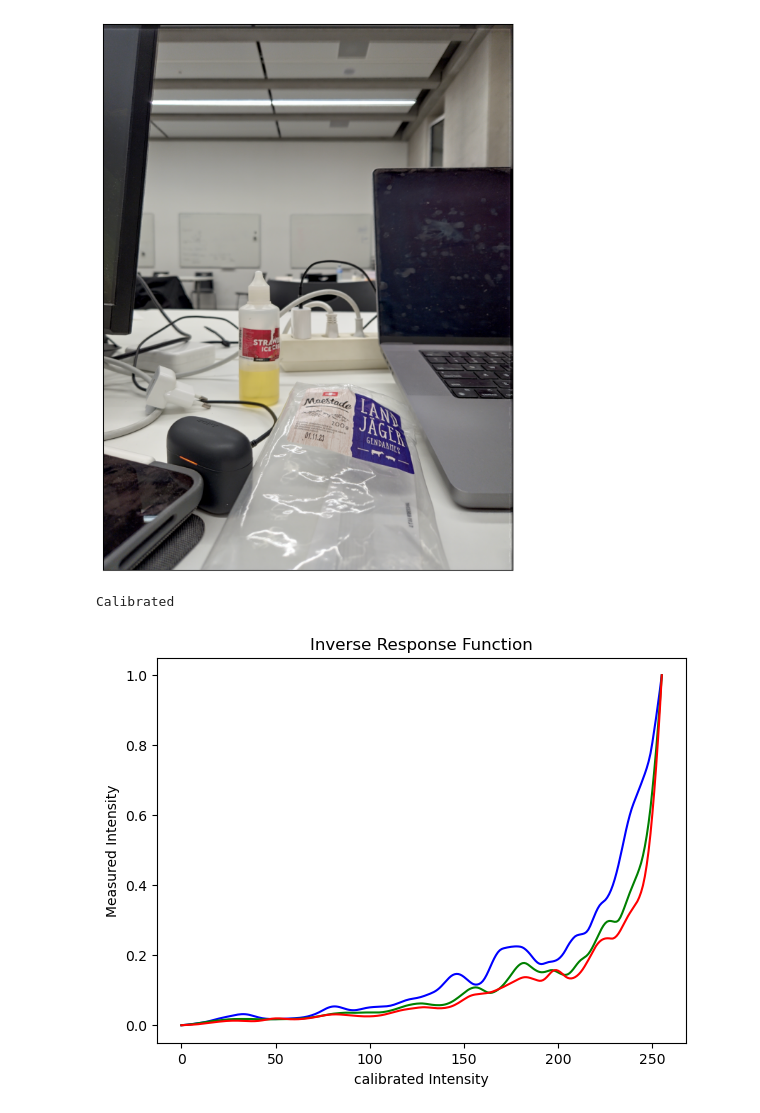
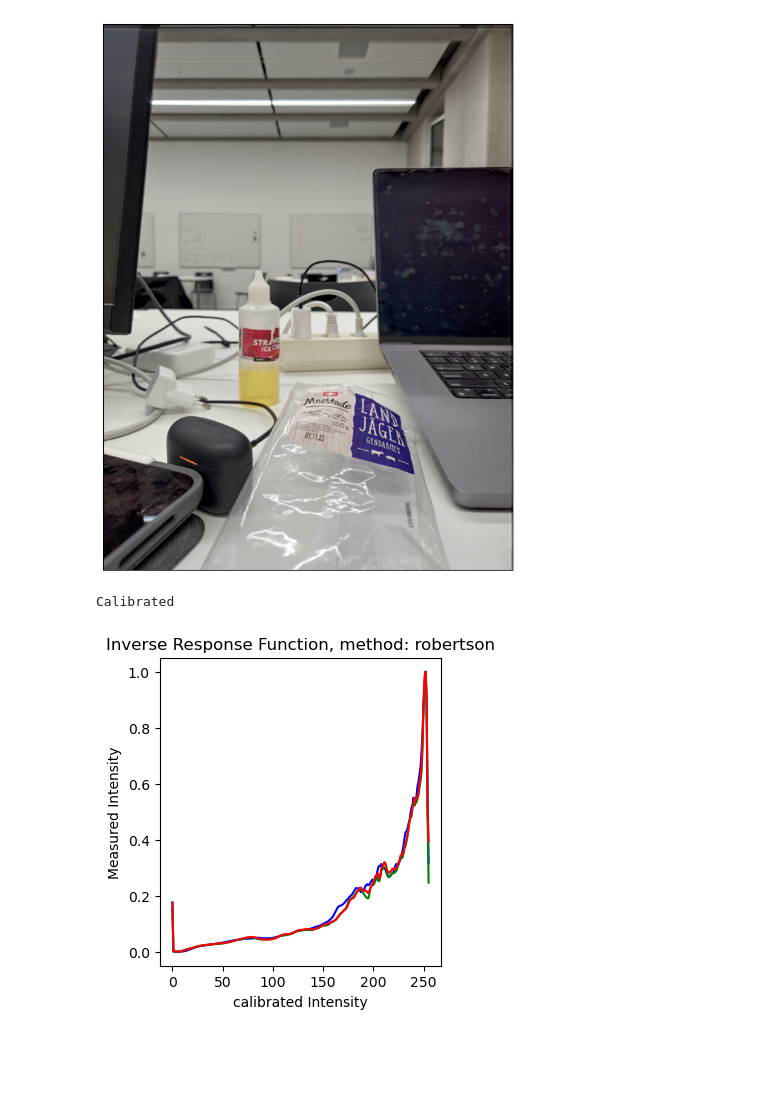
Before and after one commit to filippocasari/hdr, a Jupyter notebook: test_hdr.ipynb, the cells around one changed output. Drawn from its saved outputs; the diff is of its cells as text; code cells hidden in the pictures; blank space fills up the shorter version.

```diff
--- a/test_hdr.ipynb
+++ b/test_hdr.ipynb
@@ -16,8 +26,8 @@ hdr.show_fusion_image()
 Images aligned
 [figure]
 # %%
-hdr.calibrate_debevec()
-hdr.plot_camera_inv_response()
+hdr.calibrate()
+hdr.plot_camera_inv_response("robertson")
 # %% [output]
 Calibrated
-[figure, old version]
+[figure, new version]
```
Also changed, not shown: parts of 7 cells of this notebook, 9 other files.
